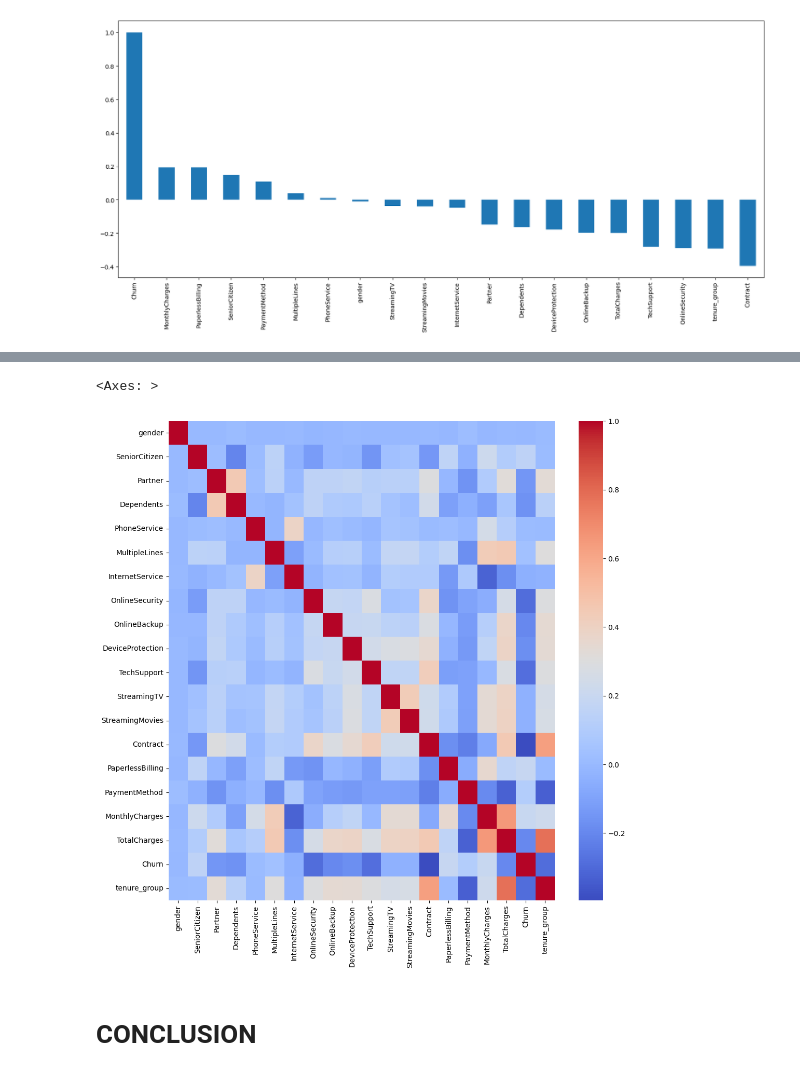
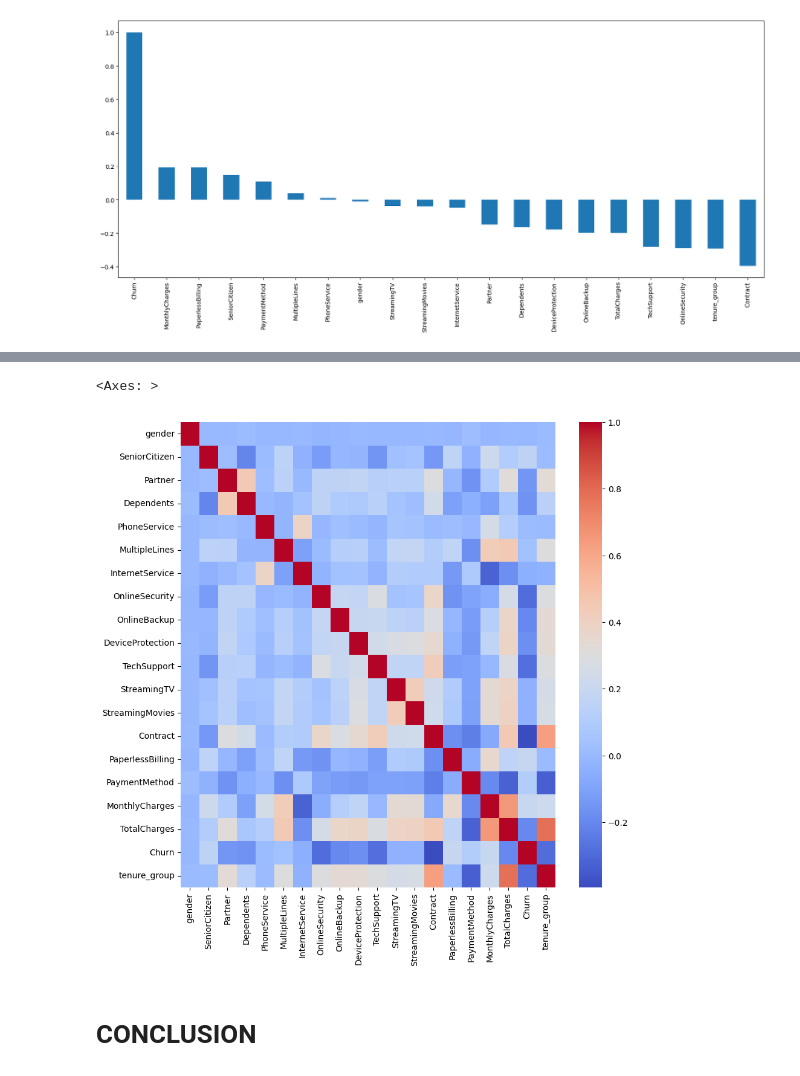
Before and after one commit to VardhanHegde/customer-chrun-analysis, a Jupyter notebook: Churn_Analysis_EDA.ipynb, the cells around one changed output, grey strips where cells are left out. Drawn from its saved outputs; the diff is of its cells as text; code cells hidden in the pictures.

```diff
--- a/Churn_Analysis_EDA.ipynb
+++ b/Churn_Analysis_EDA.ipynb
@@ -417,9 +389,9 @@ sns.heatmap(telco_data_dummies.corr(),cmap="coolwarm")
 # %%
-plt.figure(figsize=(12,12))
+plt.figure(figsize=(10,10))
 sns.heatmap(test_lab.corr(),cmap="coolwarm")
 # %% [output]
 <Axes: >
-[figure, old version]
+[figure, new version]
 # %% [markdown]
 # CONCLUSION
 # %% [markdown]
```
Also changed, not shown: parts of 20 cells of this notebook, 11 other files.
